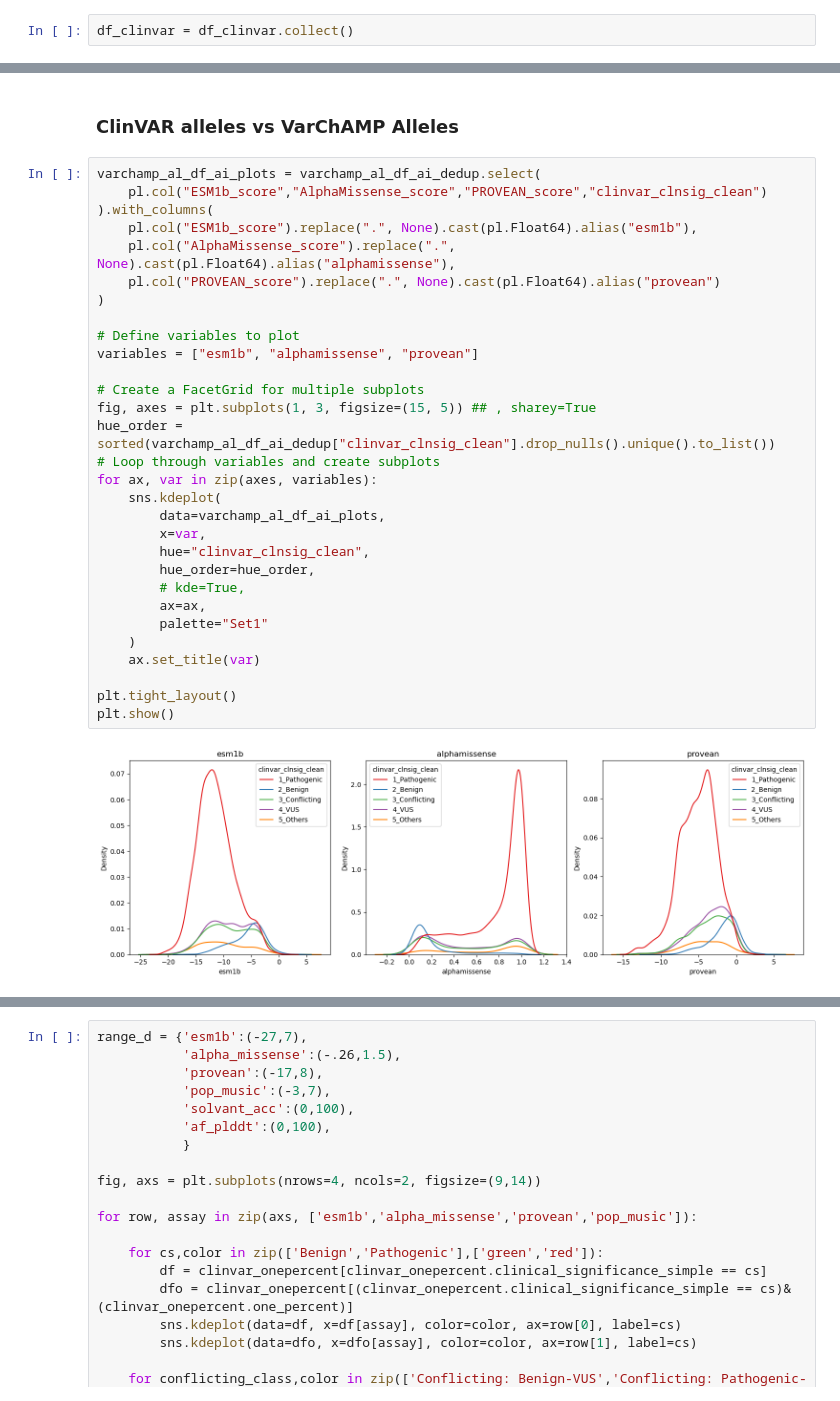
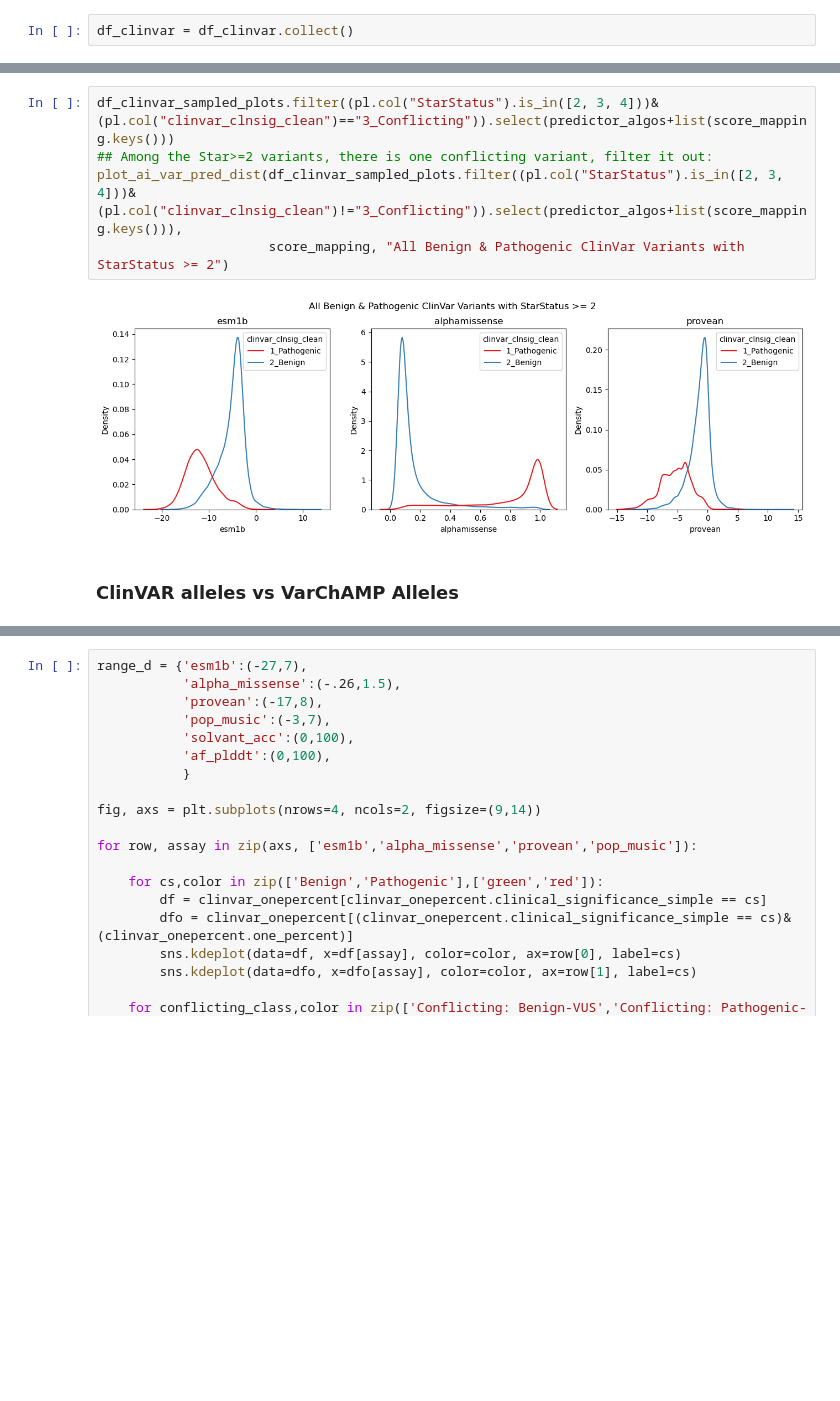
Before and after one commit to broadinstitute/2025_laval_submitted, a Jupyter notebook: 4_compare_AI_scores/2_analysis/3_ai_var_predictors_analyses.ipynb, the cells around one changed output, grey strips where cells are left out. Drawn from its saved outputs; the diff is of its cells as text; blank space fills up the shorter version.

```diff
--- a/4_compare_AI_scores/2_analysis/3_ai_var_predictors_analyses.ipynb
+++ b/4_compare_AI_scores/2_analysis/3_ai_var_predictors_analyses.ipynb
@@ -129,34 +211,9 @@ shape: (5,)
+# %%
+df_clinvar_sampled_plots.filter((pl.col("StarStatus").is_in([2, 3, 4]))&(pl.col("clinvar_clnsig_clean")=="3_Conflicting")).select(predictor_algos+list(score_mapping.keys()))
+## Among the Star>=2 variants, there is one conflicting variant, filter it out:
+plot_ai_var_pred_dist(df_clinvar_sampled_plots.filter((pl.col("StarStatus").is_in([2, 3, 4]))&(pl.col("clinvar_clnsig_clean")!="3_Conflicting")).select(predictor_algos+list(score_mapping.keys())),
+                      score_mapping, "All Benign & Pathogenic ClinVar Variants with StarStatus >= 2")
+# %% [output]
+[figure, added]
 # %% [markdown]
 ### ClinVAR alleles vs VarChAMP Alleles
-# %%
-varchamp_al_df_ai_plots = varchamp_al_df_ai_dedup.select(
-    pl.col("ESM1b_score","AlphaMissense_score","PROVEAN_score","clinvar_clnsig_clean")
-).with_columns(
-    pl.col("ESM1b_score").replace(".", None).cast(pl.Float64).alias("esm1b"),
-    pl.col("AlphaMissense_score").replace(".", None).cast(pl.Float64).alias("alphamissense"),
-    pl.col("PROVEAN_score").replace(".", None).cast(pl.Float64).alias("provean")
-)
-
-# Define variables to plot
-variables = ["esm1b", "alphamissense", "provean"]
-
-# Create a FacetGrid for multiple subplots
-fig, axes = plt.subplots(1, 3, figsize=(15, 5)) ## , sharey=True
-hue_order = sorted(varchamp_al_df_ai_dedup["clinvar_clnsig_clean"].drop_nulls().unique().to_list())
-# Loop through variables and create subplots
-for ax, var in zip(axes, variables):
-    sns.kdeplot(
-        data=varchamp_al_df_ai_plots,
-        x=var,
-        hue="clinvar_clnsig_clean",
-        hue_order=hue_order,
-        # kde=True,
-        ax=ax,
-        palette="Set1"
-    )
-    ax.set_title(var)
-
-plt.tight_layout()
-plt.show()
-# %% [output]
-[figure, removed]
```
Also changed, not shown: parts of 17 cells of this notebook, 2 other files.
